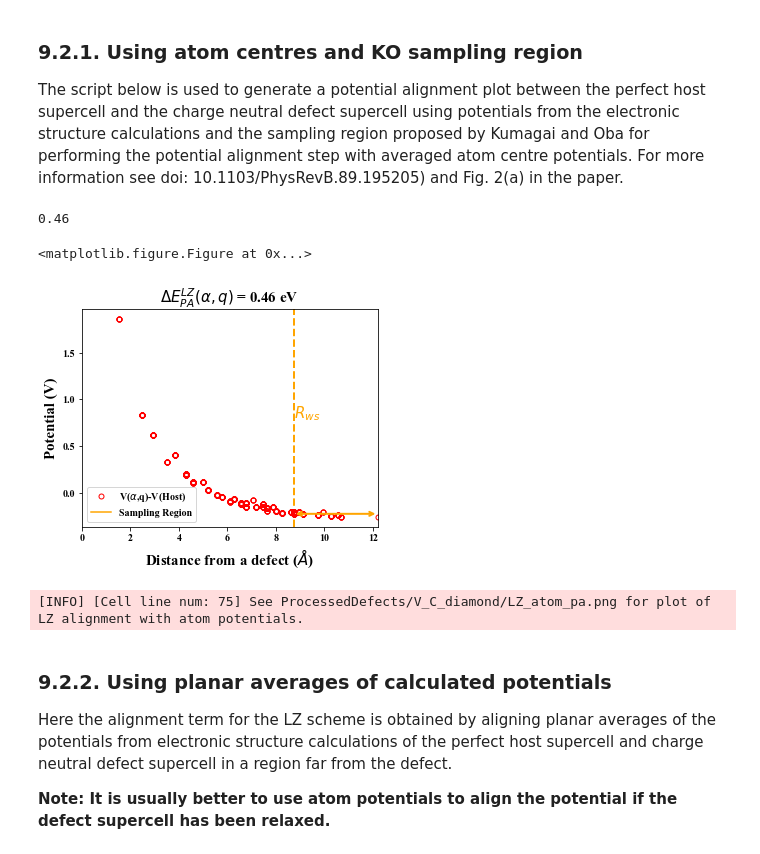
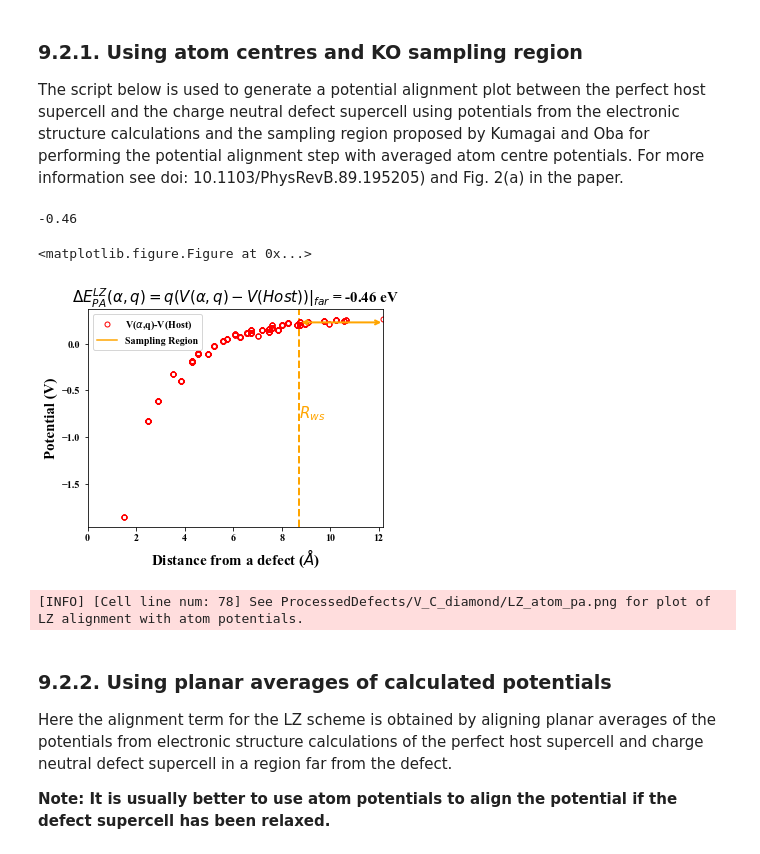
Before and after one commit to skw32/DefectCorrectionsNotebook, a Jupyter notebook: DefectCorrectionsNotebook.ipynb, the cells around one changed output. Saved outputs shown, nothing was run; the diff lists cells and outputs as text; code cells hidden in the pictures.

Commit message:
Fix the bug in the Plot.

```diff
--- a/DefectCorrectionsNotebook.ipynb
+++ b/DefectCorrectionsNotebook.ipynb
@@ -347,8 +347,11 @@ if LZ == True and atom_centered_pa == True:
     shift_D = apa.read_free_atom_pot(neutral_defect_planeAv_pot)
 
     aims_atom_pots = apa.fhiaims_atomic_pot(defect_type,host_atom_num,defect_atom_num,defect_line,lattice_vec_array,host_coords_array, defect_coords_array, host_atom_pot, defect_atom_pot,shift_H,shift_D)
+    aims_atom_pots[:,1] = -1.0*aims_atom_pots[:,1]
     np.savetxt(os.path.join(defect_outputs_dir,'atom_potentials_FHI-aims_LZ.txt'),aims_atom_pots)
     volume = np.dot(lattice_vec_array[0,:],np.cross(lattice_vec_array[1,:],lattice_vec_array[2,:]))
+
+
 
     #define the parameters corresponding to the Wigner-Seize Cells.
     Rws = (volume*3.0/(4.0*np.pi))**(1.0/3.0)
@@ -373,38 +376,38 @@ if LZ == True and atom_centered_pa == True:
  #   value = -1.0*value
     value = '%.2f' % value
     print (value)
-    title = r'$\Delta E_{PA}^{LZ}(\alpha, q)$'+' = '+str(value) + ' eV'
+    title = r'$\Delta E_{PA}^{LZ}(\alpha, q) = q(V(\alpha,q)-V(Host))|_{far}$ = '+str(value) + ' eV'
 
     mean = (max(aims_atom_pots[:,1]) + min(aims_atom_pots[:,1]))/2.0
 
 
 
     plt.clf()
     matplotlib.rc('font',family='Times New Roman')
     plt.figure(figsize=(5.3,4.0))
 
     plt.xlim((0,Rwl))
 
     plt.axvline(x=Rws,linestyle='--',color='orange',lw =2.0)
     plt.text(Rws,mean,r'$R_{ws}$',color='orange',fontsize=15,fontname = "Times New Roman")
 
     plt.title(title,fontsize=15,fontname = "Times New Roman")
 
     plt.plot(aims_atom_pots[:,0],aims_atom_pots[:,1],'o',ms=5,markerfacecolor='none', markeredgecolor='red',label=r'V($\alpha$,q)-V(Host)')
     plt.annotate(s='', xy=(Rwl,value_sample), xytext=(Rws,value_sample), arrowprops=dict(arrowstyle='<->',color = 'orange',lw = 2.0))
     plt.axhline(y=value_sample, xmin=Rws, xmax=Rwl, color='orange',label='Sampling Region')
     plt.legend()
     plt.xlabel(r'Distance from a defect ($\AA$)',fontsize=15,fontname = "Times New Roman")
     plt.ylabel('Potential (V)',fontsize=15,fontname = "Times New Roman")
     plt.savefig(LZ_atom_pa_file,dpi=600)
     plt.show(block=False)
 
     logger.info("See "+str(LZ_atom_pa_file)+" for plot of LZ alignment with atom potentials.")
 # %% [output]
-0.46
+-0.46
 <matplotlib.figure.Figure at 0x...>
-[figure, old version]
+[figure, new version]
-[INFO] [Cell line num: 75] See ProcessedDefects/V_C_diamond/LZ_atom_pa.png for plot of LZ alignment with atom potentials.
+[INFO] [Cell line num: 78] See ProcessedDefects/V_C_diamond/LZ_atom_pa.png for plot of LZ alignment with atom potentials.
 # %% [markdown]
 ### 9.2.2. Using planar averages of calculated potentials
 Here the alignment term for the LZ scheme is obtained by aligning planar averages of the potentials from electronic structure calculations of the perfect host supercell and charge neutral defect supercell in a region far from the defect.
```
Also changed, not shown: parts of 3 cells of this notebook.
